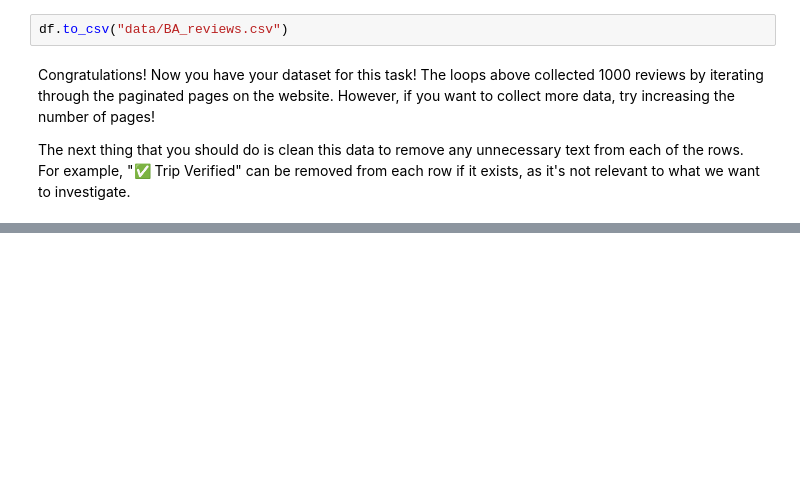
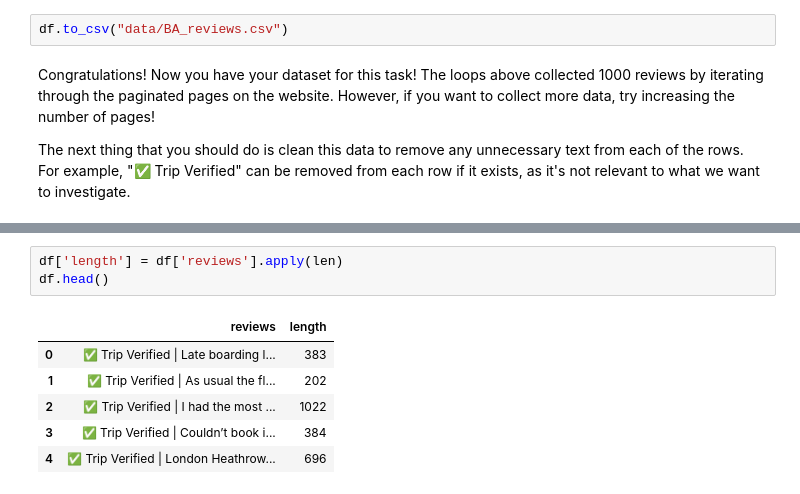
Before and after one commit to dasanmiguelv/nlp, a Jupyter notebook: reviews-BA/getting_started.ipynb, the cells around one changed output, grey strips where cells are left out. Saved outputs shown, nothing was run; the diff lists cells and outputs as text; blank space fills up the shorter version.

```diff
--- a/reviews-BA/getting_started.ipynb
+++ b/reviews-BA/getting_started.ipynb
@@ -81,0 +100,10 @@ Congratulations! Now you have your dataset for this task! The loops above collec
+# %%
+df['length'] = df['reviews'].apply(len)
+df.head()
+# %% [output]
+|  | reviews | length |
+| 0 | ✅ Trip Verified | Late boarding l... | 383 |
+| 1 | ✅ Trip Verified | As usual the fl... | 202 |
+| 2 | ✅ Trip Verified | I had the most ... | 1022 |
+| 3 | ✅ Trip Verified | Couldn’t book i... | 384 |
+| 4 | ✅ Trip Verified | London Heathrow... | 696 |
```
Also changed, not shown: parts of 24 cells of this notebook, 1 other file.
